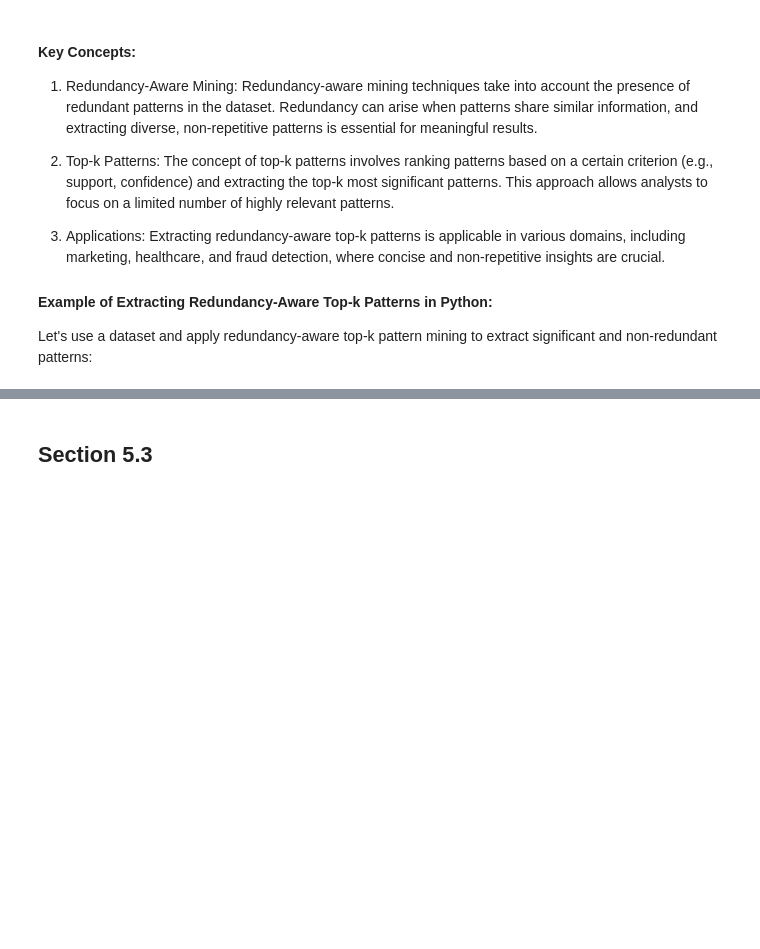
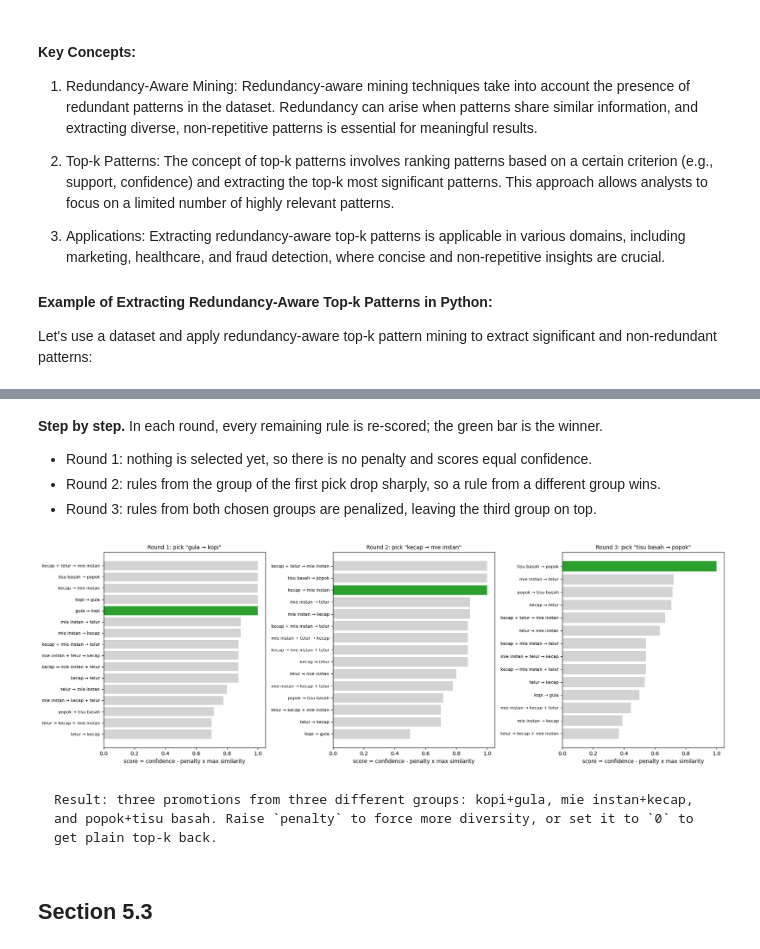
Before and after one commit to kcv-if/Modul-DM-RKA, a Jupyter notebook: Materi/5 - Sequential/5 - Sequential Pattern Analysis.ipynb, the cells around one changed output, grey strips where cells are left out. Cells and saved outputs as stored; diff of their text form; code cells hidden in the pictures; blank space fills up the shorter version.

```diff
--- a/Materi/5 - Sequential/5 - Sequential Pattern Analysis.ipynb
+++ b/Materi/5 - Sequential/5 - Sequential Pattern Analysis.ipynb
@@ -480,3 +644,24 @@ Redundancy-Aware Top-k Patterns:
+# %% [markdown]
+**Step by step.** In each round, every remaining rule is re-scored; the green bar is the winner.
+
+- Round 1: nothing is selected yet, so there is no penalty and scores equal confidence.
+- Round 2: rules from the group of the first pick drop sharply, so a rule from a different group wins.
+- Round 3: rules from both chosen groups are penalized, leaving the third group on top.
+# %%
+fig, axes = plt.subplots(1, K, figsize=(6 * K, 6), sharex=True)
+for round_no, (ax, scores) in enumerate(zip(axes, rounds)):
+    order = sorted(scores, key=scores.get)
+    colors = ['tab:green' if i == chosen[round_no] else 'lightgray' for i in order]
+    ax.barh([ranked.loc[i, 'rule'] for i in order], [scores[i] for i in order], color=colors)
+    ax.set_title(f'Round {round_no + 1}: pick "{ranked.loc[chosen[round_no], "rule"]}"', fontsize=10)
+    ax.set_xlabel('score = confidence - penalty x max similarity')
+    ax.tick_params(axis='y', labelsize=8)
+plt.tight_layout()
+plt.show()
+# %% [output]
+[figure, added]
+# %% [markdown]
+    Result: three promotions from three different groups: kopi+gula, mie instan+kecap, and popok+tisu basah. Raise `penalty` to force more diversity, or set it to `0` to get plain top-k back.
 # %% [markdown]
 ## Section 5.3
 # %% [markdown]
```
Also changed, not shown: parts of 19 cells of this notebook.
